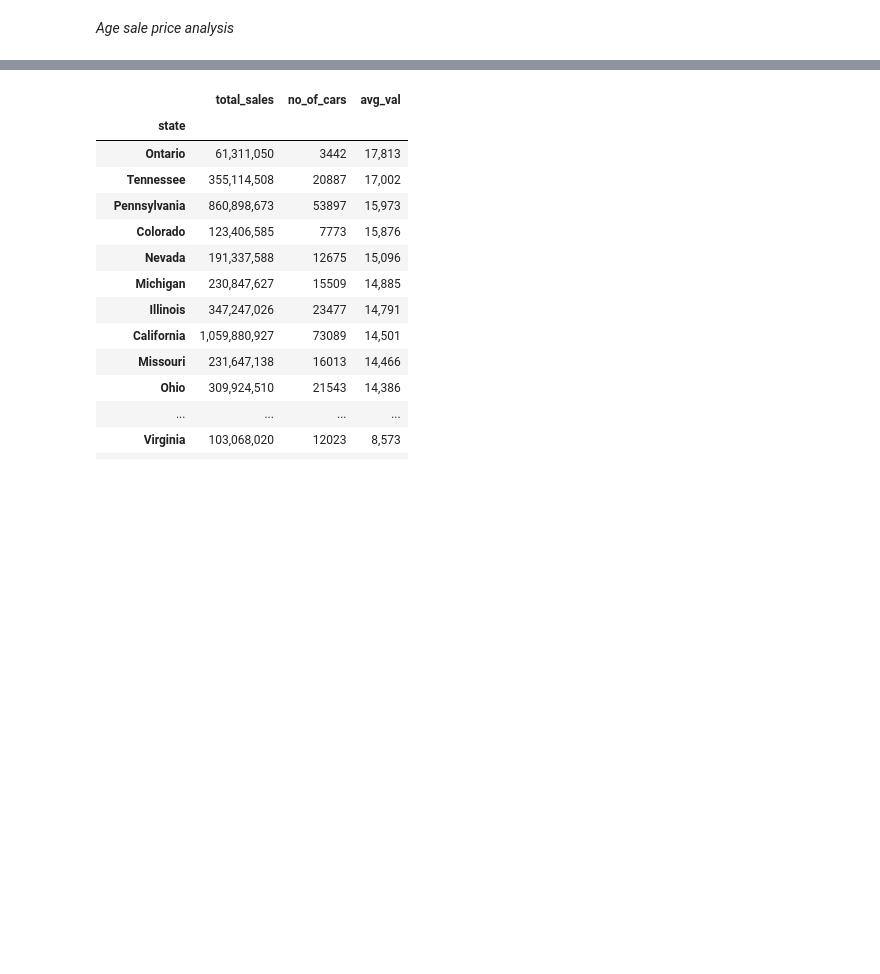
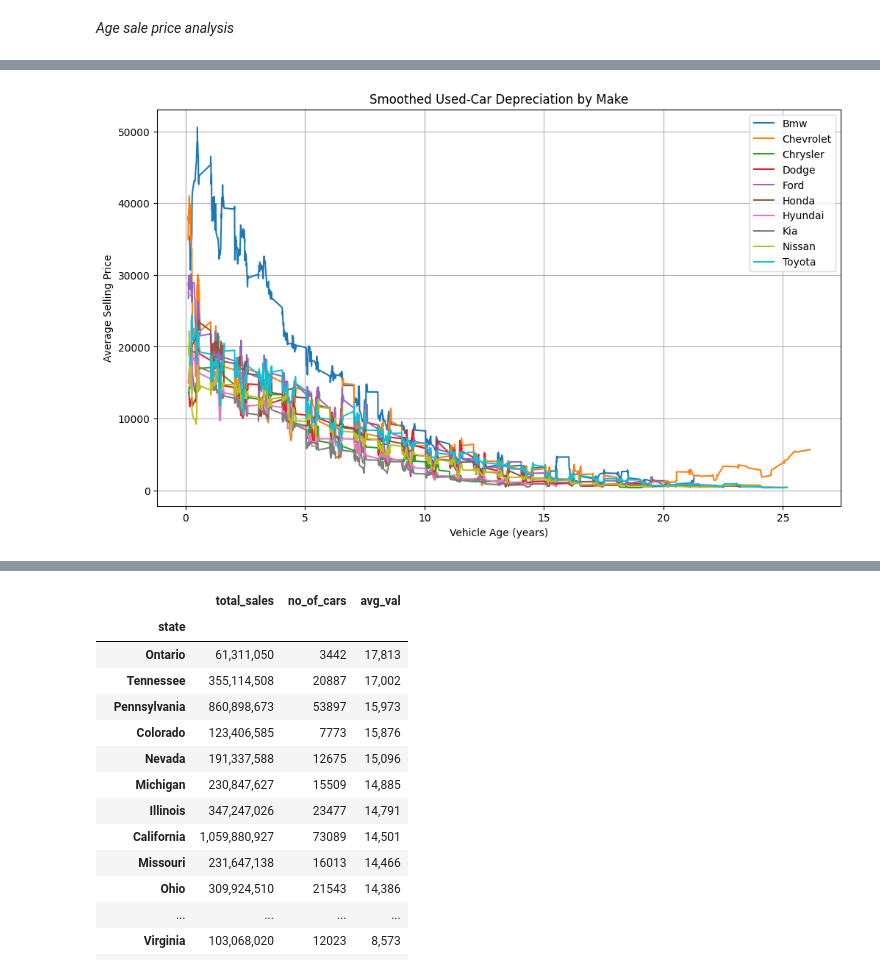
Before and after one commit to LostinIzier/Car_price_analysis, a Jupyter notebook: Market_analysis.ipynb, the cells around one changed output, grey strips where cells are left out. Saved outputs shown, nothing was run; the diff lists cells and outputs as text; code cells hidden in the pictures; blank space fills up the shorter version.

```diff
--- a/Market_analysis.ipynb
+++ b/Market_analysis.ipynb
@@ -263,0 +357,19 @@ g=df_cars.groupby("make")[["vehicle_age","sellingprice"]]
+# %%
+window = 10
+
+plt.figure(figsize=(12, 7))
+
+for make, grp in plot_df_filtered.groupby("make"):
+    grp = grp.sort_values("vehicle_age")
+    smoothed = grp["sellingprice"].rolling(window=window, center=True).mean()
+
+    plt.plot(grp["vehicle_age"], smoothed, label=make)
+
+plt.xlabel("Vehicle Age (years)")
+plt.ylabel("Average Selling Price")
+plt.title("Smoothed Used-Car Depreciation by Make")
+plt.legend()
+plt.grid(True)
+plt.show()
+# %% [output]
+[figure, added]
```
Also changed, not shown: parts of 45 cells of this notebook.
